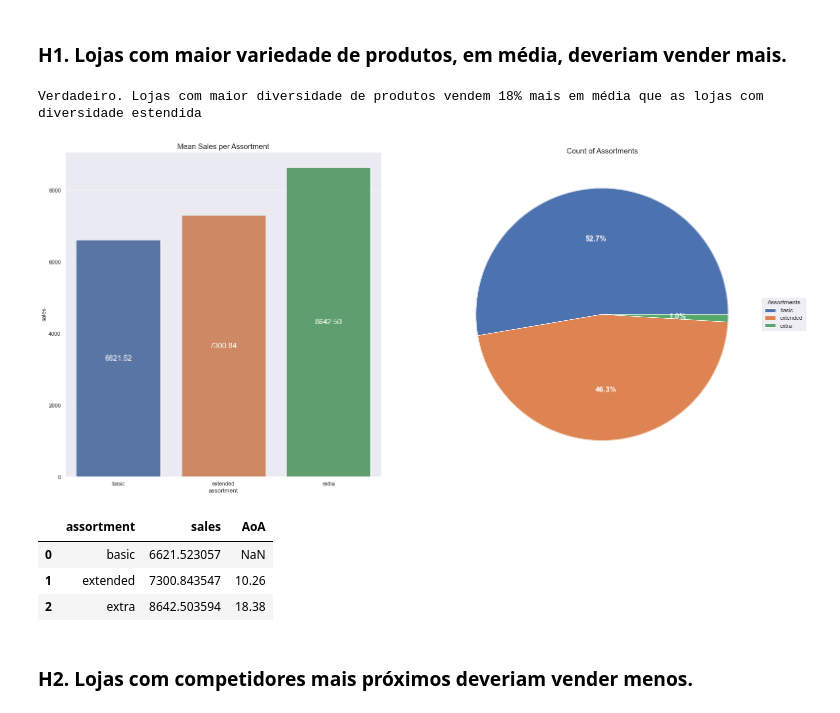
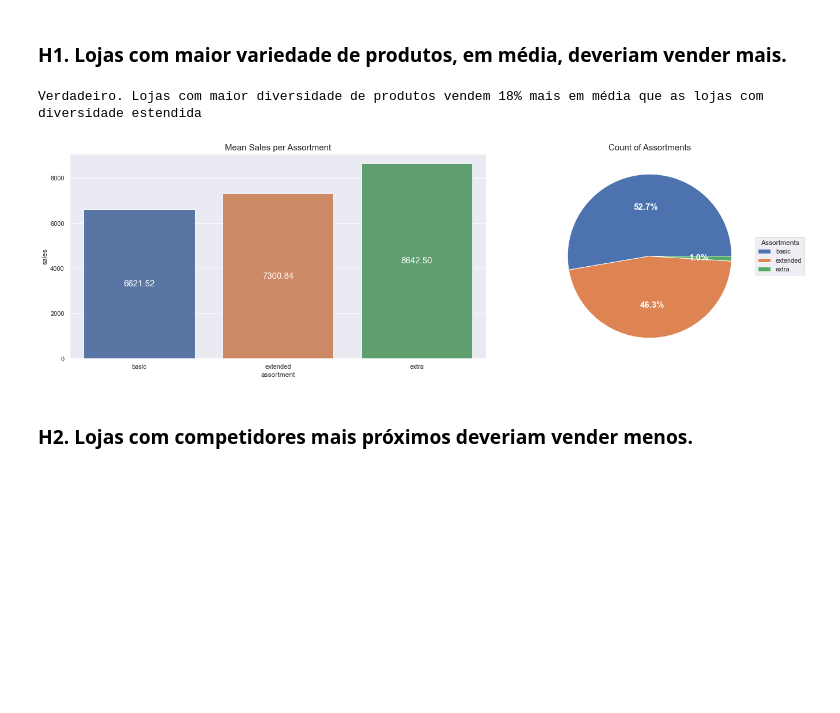
Before and after one commit to ArthurMesquita96/Rossmann-Predict-Sales, a Jupyter notebook: store_sales_predicton.ipynb, the cells around one changed output. Saved outputs shown, nothing was run; the diff lists cells and outputs as text; code cells hidden in the pictures; blank space fills up the shorter version.

```diff
--- a/store_sales_predicton.ipynb
+++ b/store_sales_predicton.ipynb
@@ -710,45 +711,41 @@ plt.tight_layout()
 ### **H1.** Lojas com maior variedade de produtos, em média, deveriam vender mais.
 # %%
 grid = GridSpec(1,2)
+
+plt.figure(figsize=(20,6))
 
 # bar plot
 plt.subplot(grid[0,0])
 plt.title('Mean Sales per Assortment',fontsize=15)
 aux1 = df4[['assortment','sales']].groupby('assortment').mean().reset_index()
 aux1['AoA'] = aux1['sales'].rolling(window=2).apply( lambda x: round((x.iloc[1] / x.iloc[0] -1) * 100,2) )
 g = sns.barplot(x='assortment',y='sales',data=aux1)
 
 # incluindo labels nas barras
 for i in g.containers:
     g.bar_label(i, color='white', label_type= 'center',fontsize=15,fmt='%.2f')
 
 # pie plot
 ax = plt.subplot(grid[0,1])
 aux2 = pd.DataFrame(df4['assortment'].value_counts()).reset_index()
 wedges, texts, autotexts = ax.pie( data = aux2,
                                    x = 'assortment',
                                    autopct = lambda x: str(round(float(x),1)) + "%",
                                    textprops = dict(color="w"))
 ax.legend( wedges, list(aux2['index']),
           title = "Assortments",
           loc="center left",
           bbox_to_anchor = (1, 0, 0.5, 1))
 plt.setp(autotexts, size=15, weight="bold")
 ax.set_title("Count of Assortments",fontsize = 15);
 
-plt.savefig("img//H1.png",dpi=300)
+plt.savefig("img//H1.png",dpi=600)
+plt.tight_layout()
 
 print(f'Verdadeiro. Lojas com maior diversidade de produtos vendem 18% mais em média que as lojas com diversidade estendida')
 # %% [output]
 Verdadeiro. Lojas com maior diversidade de produtos vendem 18% mais em média que as lojas com diversidade estendida
-[figure, old version]
+[figure, new version]
-# %%
-aux1
-# %% [output]
-|  | assortment | sales | AoA |
-| 0 | basic | 6621.523057 | NaN |
-| 1 | extended | 7300.843547 | 10.26 |
-| 2 | extra | 8642.503594 | 18.38 |
 # %% [markdown]
 ### **H2.** Lojas com competidores mais próximos deveriam vender menos.
 # %%
```
Also changed, not shown: parts of 13 cells of this notebook, 7 other files.
